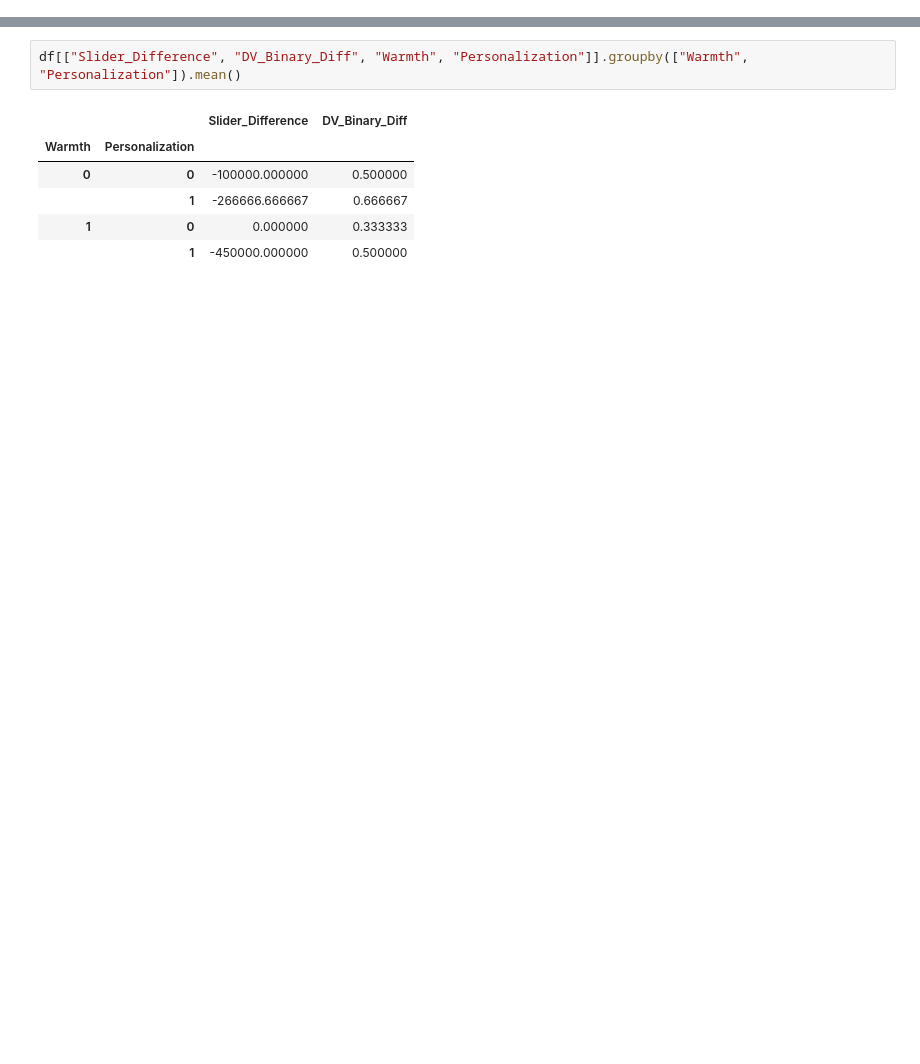
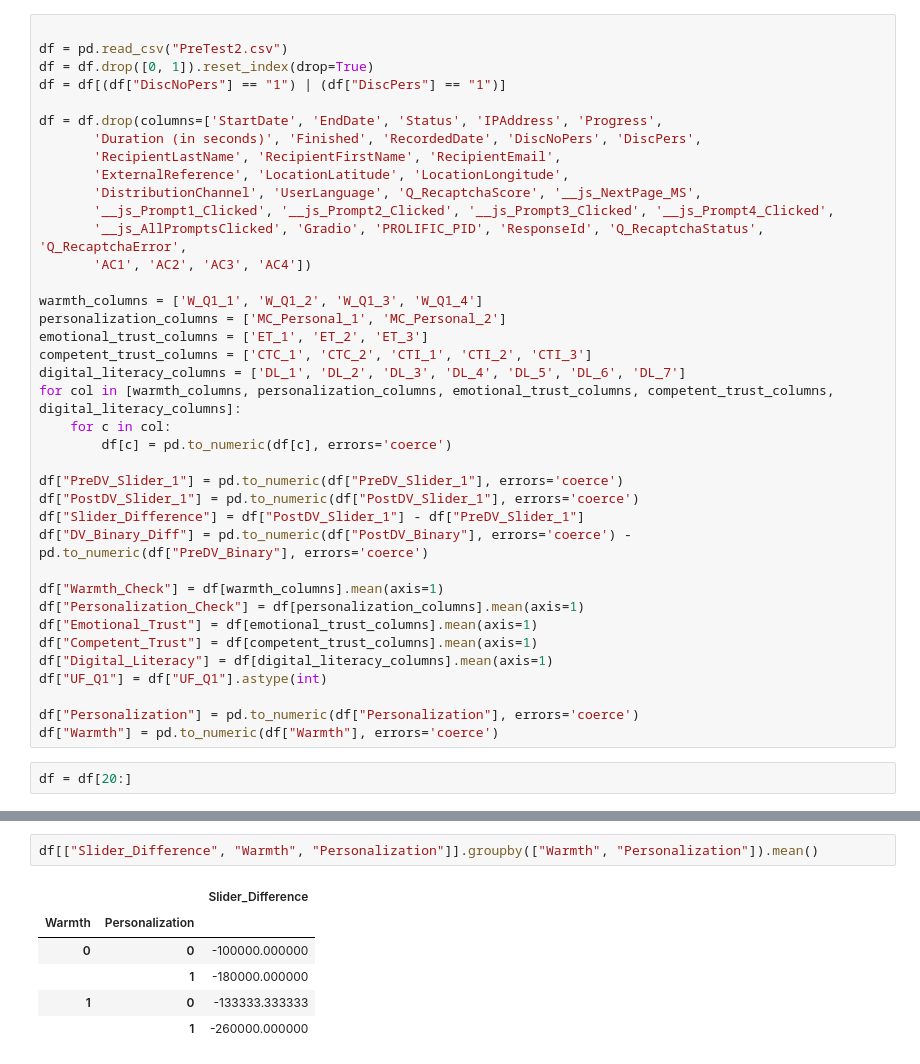
Before and after one commit to myazann/PersonalizationTrust, a Jupyter notebook: Analysis.ipynb, the cells around one changed output, grey strips where cells are left out. Drawn from its saved outputs; the diff is of its cells as text; blank space fills up the shorter version.

```diff
--- a/Analysis.ipynb
+++ b/Analysis.ipynb
@@ -45,0 +7,40 @@ Index(['PID', 'Age', 'Education', 'Work', 'Hobbies', 'PreDV_Slider_1',
+# %%
+
+df = pd.read_csv("PreTest2.csv")
+df = df.drop([0, 1]).reset_index(drop=True)
+df = df[(df["DiscNoPers"] == "1") | (df["DiscPers"] == "1")]
+
+df = df.drop(columns=['StartDate', 'EndDate', 'Status', 'IPAddress', 'Progress',
+       'Duration (in seconds)', 'Finished', 'RecordedDate', 'DiscNoPers', 'DiscPers',
+       'RecipientLastName', 'RecipientFirstName', 'RecipientEmail',
+       'ExternalReference', 'LocationLatitude', 'LocationLongitude',
+       'DistributionChannel', 'UserLanguage', 'Q_RecaptchaScore', '__js_NextPage_MS',
+       '__js_Prompt1_Clicked', '__js_Prompt2_Clicked', '__js_Prompt3_Clicked', '__js_Prompt4_Clicked',
+       '__js_AllPromptsClicked', 'Gradio', 'PROLIFIC_PID', 'ResponseId', 'Q_RecaptchaStatus', 'Q_RecaptchaError',
+       'AC1', 'AC2', 'AC3', 'AC4'])
+
+warmth_columns = ['W_Q1_1', 'W_Q1_2', 'W_Q1_3', 'W_Q1_4']
+personalization_columns = ['MC_Personal_1', 'MC_Personal_2']
+emotional_trust_columns = ['ET_1', 'ET_2', 'ET_3']
+competent_trust_columns = ['CTC_1', 'CTC_2', 'CTI_1', 'CTI_2', 'CTI_3']
+digital_literacy_columns = ['DL_1', 'DL_2', 'DL_3', 'DL_4', 'DL_5', 'DL_6', 'DL_7']
+for col in [warmth_columns, personalization_columns, emotional_trust_columns, competent_trust_columns, digital_literacy_columns]:
+    for c in col:
+        df[c] = pd.to_numeric(df[c], errors='coerce')
+
+df["PreDV_Slider_1"] = pd.to_numeric(df["PreDV_Slider_1"], errors='coerce')
+df["PostDV_Slider_1"] = pd.to_numeric(df["PostDV_Slider_1"], errors='coerce')
+df["Slider_Difference"] = df["PostDV_Slider_1"] - df["PreDV_Slider_1"]
+df["DV_Binary_Diff"] = pd.to_numeric(df["PostDV_Binary"], errors='coerce') - pd.to_numeric(df["PreDV_Binary"], errors='coerce')
+
+df["Warmth_Check"] = df[warmth_columns].mean(axis=1)
+df["Personalization_Check"] = df[personalization_columns].mean(axis=1)
+df["Emotional_Trust"] = df[emotional_trust_columns].mean(axis=1)
+df["Competent_Trust"] = df[competent_trust_columns].mean(axis=1)
+df["Digital_Literacy"] = df[digital_literacy_columns].mean(axis=1)
+df["UF_Q1"] = df["UF_Q1"].astype(int)
+
+df["Personalization"] = pd.to_numeric(df["Personalization"], errors='coerce')
+df["Warmth"] = pd.to_numeric(df["Warmth"], errors='coerce')
+# %%
+df = df[20:]
@@ -59,12 +223,12 @@ Name: PID, dtype: int64
 # %%
-df[["Slider_Difference", "DV_Binary_Diff", "Warmth", "Personalization"]].groupby(["Warmth", "Personalization"]).mean()
+df[["Slider_Difference", "Warmth", "Personalization"]].groupby(["Warmth", "Personalization"]).mean()
 # %% [output]
-|  |  | Slider_Difference | DV_Binary_Diff |
-| Warmth | Personalization |  |  |
-| 0 | 0 | -100000.000000 | 0.500000 |
-|  | 1 | -266666.666667 | 0.666667 |
-| 1 | 0 | 0.000000 | 0.333333 |
-|  | 1 | -450000.000000 | 0.500000 |
+|  |  | Slider_Difference |
+| Warmth | Personalization |  |
+| 0 | 0 | -100000.000000 |
+|  | 1 | -180000.000000 |
+| 1 | 0 | -133333.333333 |
+|  | 1 | -260000.000000 |
 # %%
 df[["Warmth_Check", "Slider_Difference" ,"Warmth"]].groupby(["Warmth"]).mean()
 # %% [output]
```
Also changed, not shown: parts of 17 cells of this notebook, 1 other file.
